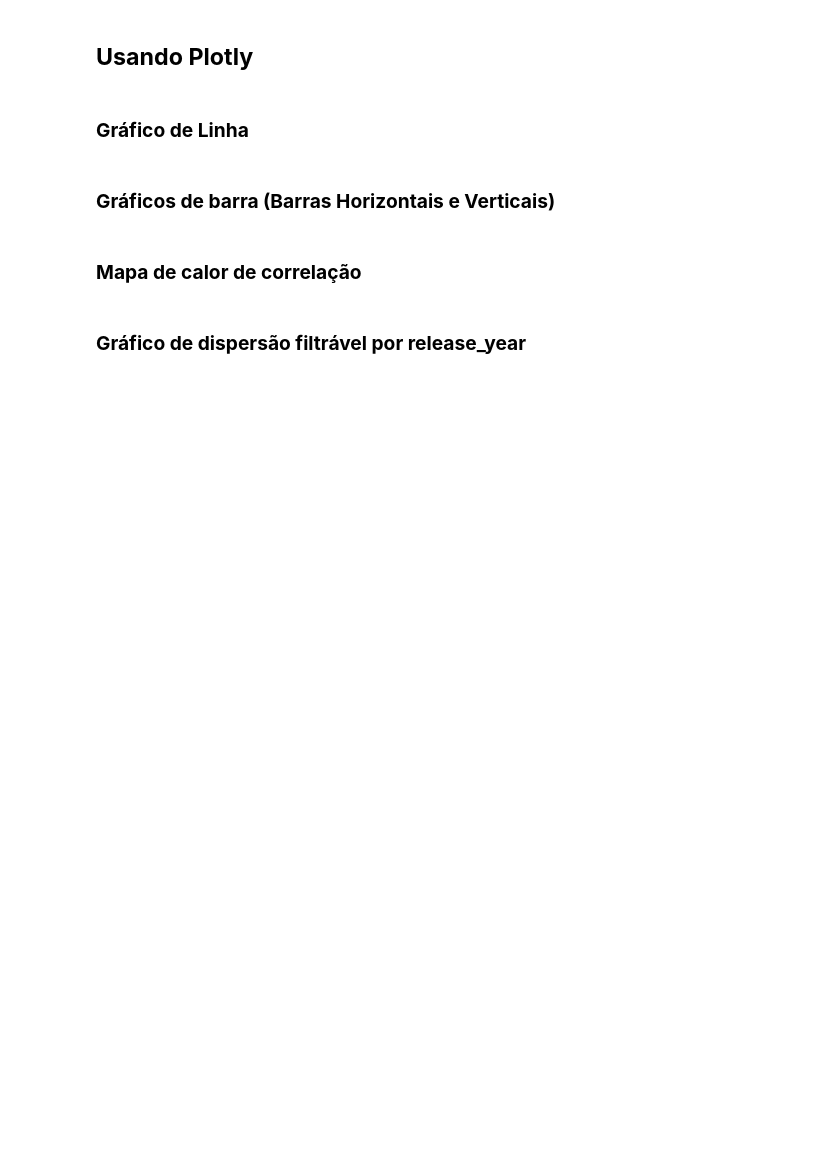
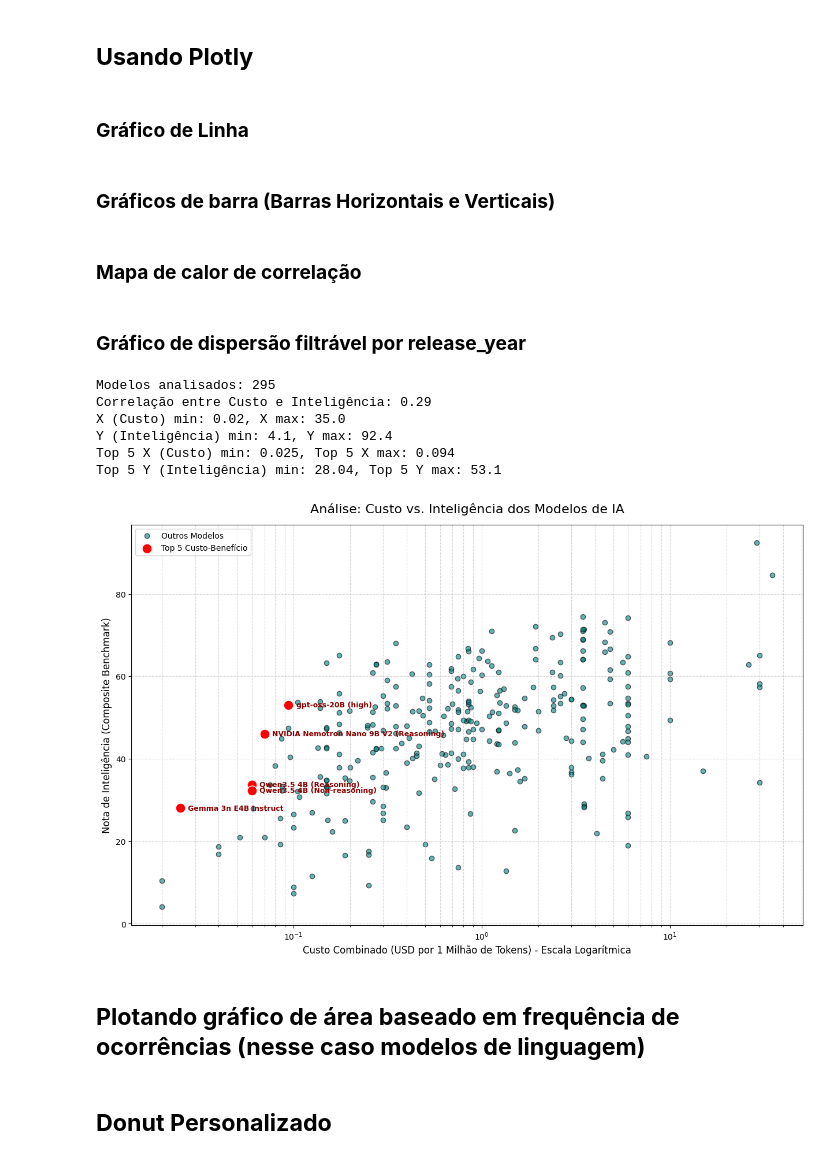
Before and after one commit to GustavoGuimaraes-UFBA/CienciaDosDados-Trabalho1, a Jupyter notebook: notebooks/plotter.ipynb, the cells around one changed output. Saved outputs shown, nothing was run; the diff lists cells and outputs as text; code cells hidden in the pictures; blank space fills up the shorter version.

```diff
--- a/notebooks/plotter.ipynb
+++ b/notebooks/plotter.ipynb
@@ -256,0 +451,12 @@ plot_scatter_interactive(df, 'blended_cost_usd_per_1m', 'aa_coding_index', group
+# %%
+plot_value_for_money(df)
+# %% [output]
+Modelos analisados: 295
+Correlação entre Custo e Inteligência: 0.29
+X (Custo) min: 0.02, X max: 35.0
+Y (Inteligência) min: 4.1, Y max: 92.4
+Top 5 X (Custo) min: 0.025, Top 5 X max: 0.094
+Top 5 Y (Inteligência) min: 28.04, Top 5 Y max: 53.1
+[figure, added]
+# %% [markdown]
+## **Plotando gráfico de área baseado em frequência de ocorrências (nesse caso modelos de linguagem)**
@@ -256,0 +498,2 @@ plot_scatter_interactive(df, 'blended_cost_usd_per_1m', 'aa_coding_index', group
+# %% [markdown]
+## **Donut Personalizado**
```
Also changed, not shown: parts of 30 cells of this notebook, 7 other files.
